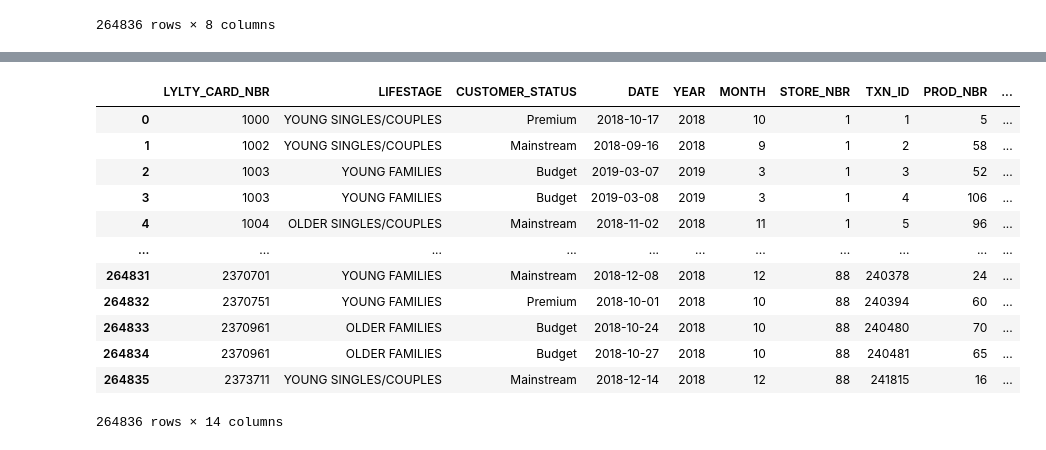
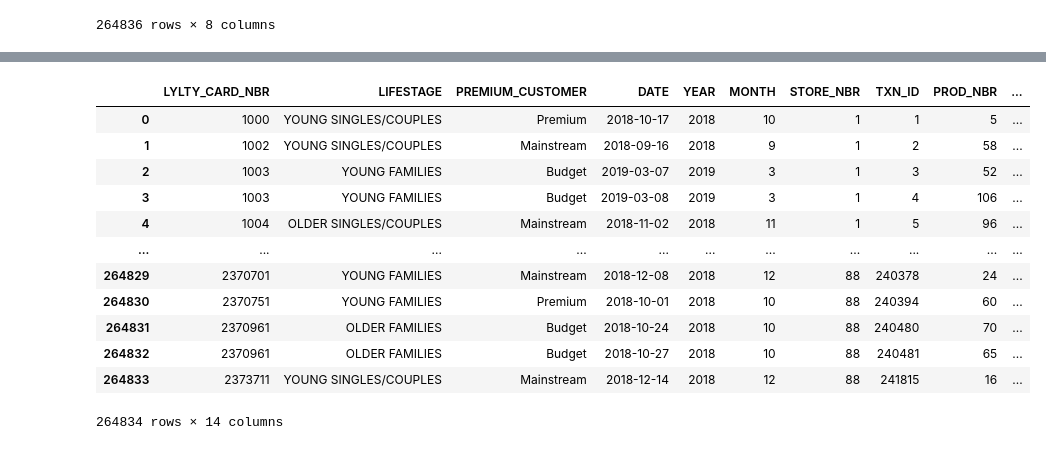
Before and after one commit to schao021/Quantium-Data-Analytics, a Jupyter notebook: main.ipynb, the cells around one changed output, grey strips where cells are left out. Drawn from its saved outputs; the diff is of its cells as text; code cells hidden in the pictures.

```diff
--- a/main.ipynb
+++ b/main.ipynb
@@ -42,6 +46,3 @@ Data columns (total 3 columns):
  2   PREMIUM_CUSTOMER  72637 non-null  object
 dtypes: int64(1), object(2)
 memory usage: 1.7+ MB
-# %%
-customer_info = customer_info.rename(columns={"PREMIUM_CUSTOMER" : "CUSTOMER_STATUS"})
-customer_info
@@ -99,0 +115,2 @@ transaction_df
+# %%
+transaction_df.drop(index=[69762,69763], inplace=True)
@@ -157,21 +188,21 @@ customer_transaction_merged
 # %%
-title_order = ["LYLTY_CARD_NBR", "LIFESTAGE", "CUSTOMER_STATUS", "DATE", "YEAR", "MONTH", "STORE_NBR", "TXN_ID", "PROD_NBR", "PROD_NAME", "PROD_QTY", "TOT_SALES", "PROD_PRICE_$", "PROD_WEIGHT_G"]
+title_order = ["LYLTY_CARD_NBR", "LIFESTAGE", "PREMIUM_CUSTOMER", "DATE", "YEAR", "MONTH", "STORE_NBR", "TXN_ID", "PROD_NBR", "PROD_NAME", "PROD_QTY", "TOT_SALES", "PROD_PRICE_$", "PROD_WEIGHT_G"]
 customer_transaction_merged = customer_transaction_merged[title_order]
 customer_transaction_merged
 # %% [output]
-|  | LYLTY_CARD_NBR | LIFESTAGE | CUSTOMER_STATUS | DATE | YEAR | MONTH | STORE_NBR | TXN_ID | PROD_NBR | ... |
+|  | LYLTY_CARD_NBR | LIFESTAGE | PREMIUM_CUSTOMER | DATE | YEAR | MONTH | STORE_NBR | TXN_ID | PROD_NBR | ... |
 | 0 | 1000 | YOUNG SINGLES/COUPLES | Premium | 2018-10-17 | 2018 | 10 | 1 | 1 | 5 | ... |
 | 1 | 1002 | YOUNG SINGLES/COUPLES | Mainstream | 2018-09-16 | 2018 | 9 | 1 | 2 | 58 | ... |
 | 2 | 1003 | YOUNG FAMILIES | Budget | 2019-03-07 | 2019 | 3 | 1 | 3 | 52 | ... |
 | 3 | 1003 | YOUNG FAMILIES | Budget | 2019-03-08 | 2019 | 3 | 1 | 4 | 106 | ... |
 | 4 | 1004 | OLDER SINGLES/COUPLES | Mainstream | 2018-11-02 | 2018 | 11 | 1 | 5 | 96 | ... |
 | ... | ... | ... | ... | ... | ... | ... | ... | ... | ... | ... |
-| 264831 | 2370701 | YOUNG FAMILIES | Mainstream | 2018-12-08 | 2018 | 12 | 88 | 240378 | 24 | ... |
-| 264832 | 2370751 | YOUNG FAMILIES | Premium | 2018-10-01 | 2018 | 10 | 88 | 240394 | 60 | ... |
-| 264833 | 2370961 | OLDER FAMILIES | Budget | 2018-10-24 | 2018 | 10 | 88 | 240480 | 70 | ... |
-| 264834 | 2370961 | OLDER FAMILIES | Budget | 2018-10-27 | 2018 | 10 | 88 | 240481 | 65 | ... |
-| 264835 | 2373711 | YOUNG SINGLES/COUPLES | Mainstream | 2018-12-14 | 2018 | 12 | 88 | 241815 | 16 | ... |
+| 264829 | 2370701 | YOUNG FAMILIES | Mainstream | 2018-12-08 | 2018 | 12 | 88 | 240378 | 24 | ... |
+| 264830 | 2370751 | YOUNG FAMILIES | Premium | 2018-10-01 | 2018 | 10 | 88 | 240394 | 60 | ... |
+| 264831 | 2370961 | OLDER FAMILIES | Budget | 2018-10-24 | 2018 | 10 | 88 | 240480 | 70 | ... |
+| 264832 | 2370961 | OLDER FAMILIES | Budget | 2018-10-27 | 2018 | 10 | 88 | 240481 | 65 | ... |
+| 264833 | 2373711 | YOUNG SINGLES/COUPLES | Mainstream | 2018-12-14 | 2018 | 12 | 88 | 241815 | 16 | ... |
-264836 rows × 14 columns
+264834 rows × 14 columns
 # %%
 customer_transaction_merged.isnull().sum() # No missing values, can begin analysis
 # %% [output]
```
Also changed, not shown: parts of 18 cells of this notebook.
